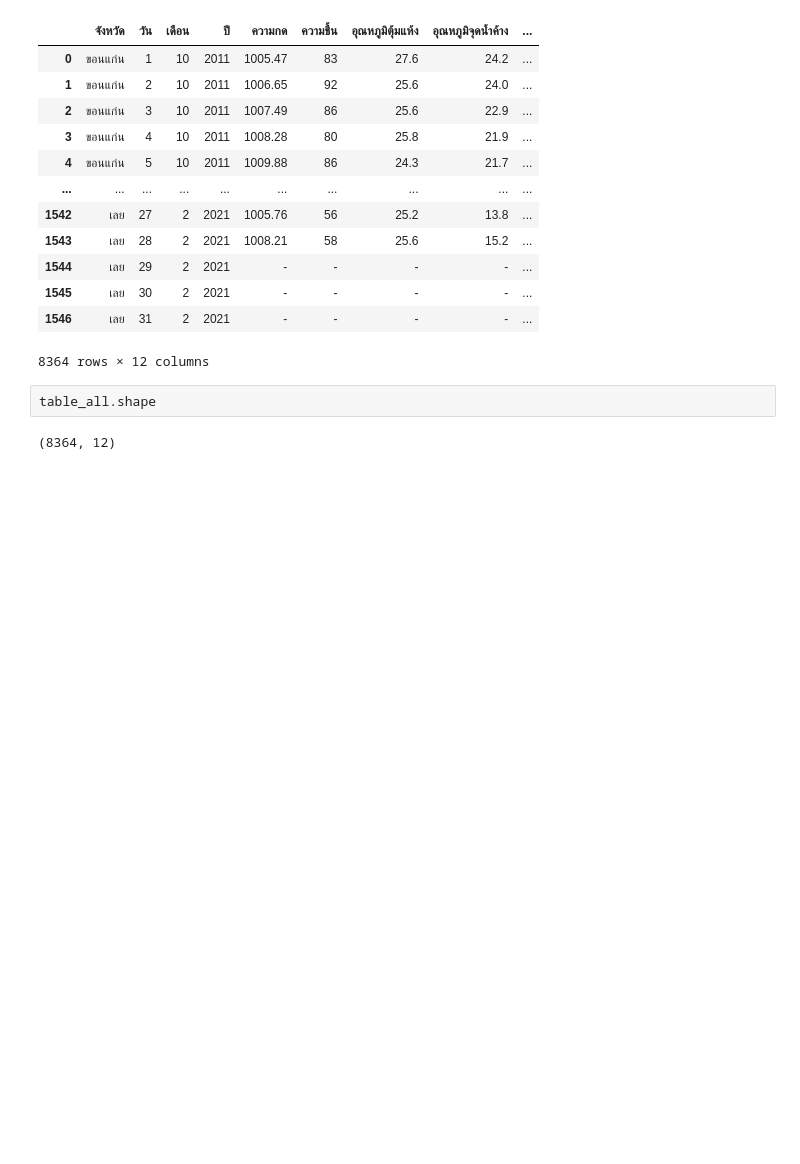
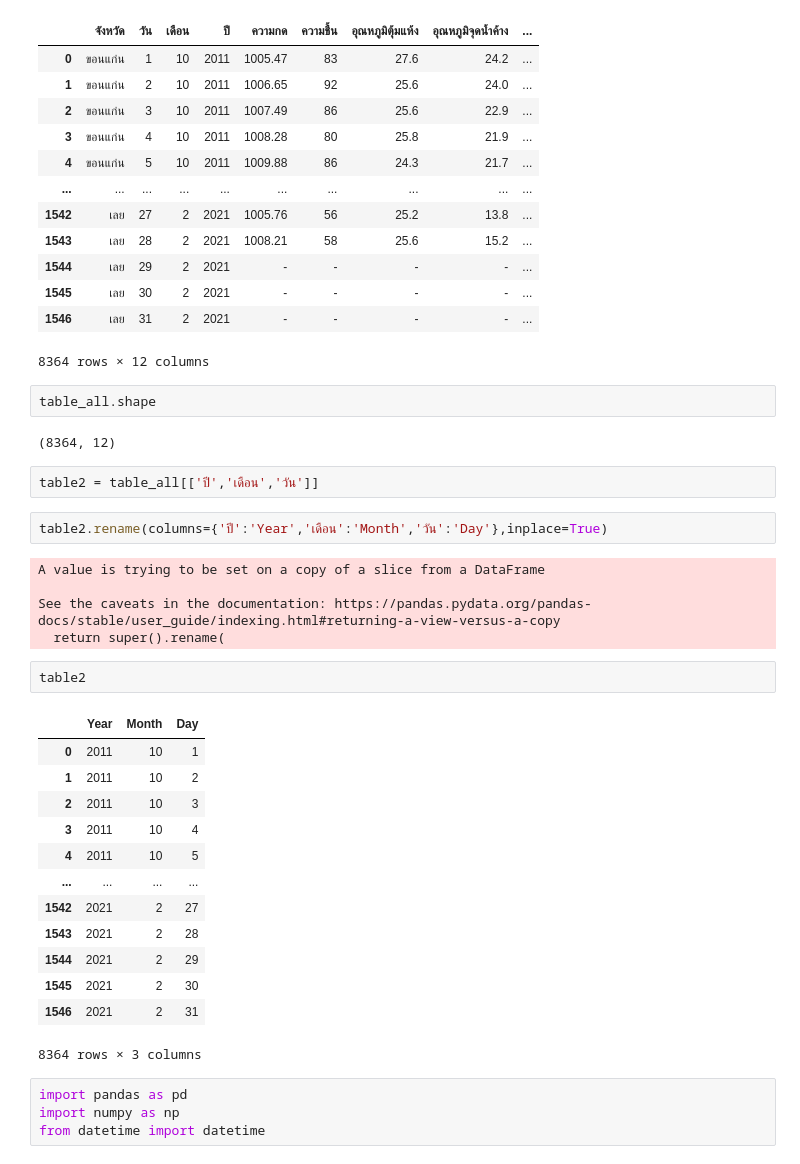
Before and after one commit to supatsara2002/bsc_dpdm22, a Jupyter notebook: Quiz_Group_5_20_of_Midterm.ipynb, the cells around one changed output. Drawn from its saved outputs; the diff is of its cells as text; blank space fills up the shorter version.

```diff
--- a/Quiz_Group_5_20_of_Midterm.ipynb
+++ b/Quiz_Group_5_20_of_Midterm.ipynb
@@ -1356,3 +1316,32 @@ table_all
 table_all.shape
 # %% [output]
 (8364, 12)
+# %%
+table2 = table_all[['ปี','เดือน','วัน']]
+# %%
+table2.rename(columns={'ปี':'Year','เดือน':'Month','วัน':'Day'},inplace=True)
+# %% [output]
+A value is trying to be set on a copy of a slice from a DataFrame
+
+See the caveats in the documentation: https://pandas.pydata.org/pandas-docs/stable/user_guide/indexing.html#returning-a-view-versus-a-copy
+  return super().rename(
+# %%
+table2
+# %% [output]
+|  | Year | Month | Day |
+| 0 | 2011 | 10 | 1 |
+| 1 | 2011 | 10 | 2 |
+| 2 | 2011 | 10 | 3 |
+| 3 | 2011 | 10 | 4 |
+| 4 | 2011 | 10 | 5 |
+| ... | ... | ... | ... |
+| 1542 | 2021 | 2 | 27 |
+| 1543 | 2021 | 2 | 28 |
+| 1544 | 2021 | 2 | 29 |
+| 1545 | 2021 | 2 | 30 |
+| 1546 | 2021 | 2 | 31 |
+8364 rows × 3 columns
+# %%
+import pandas as pd
+import numpy as np
+from datetime import datetime
```
Also changed, not shown: parts of 17 cells of this notebook.
